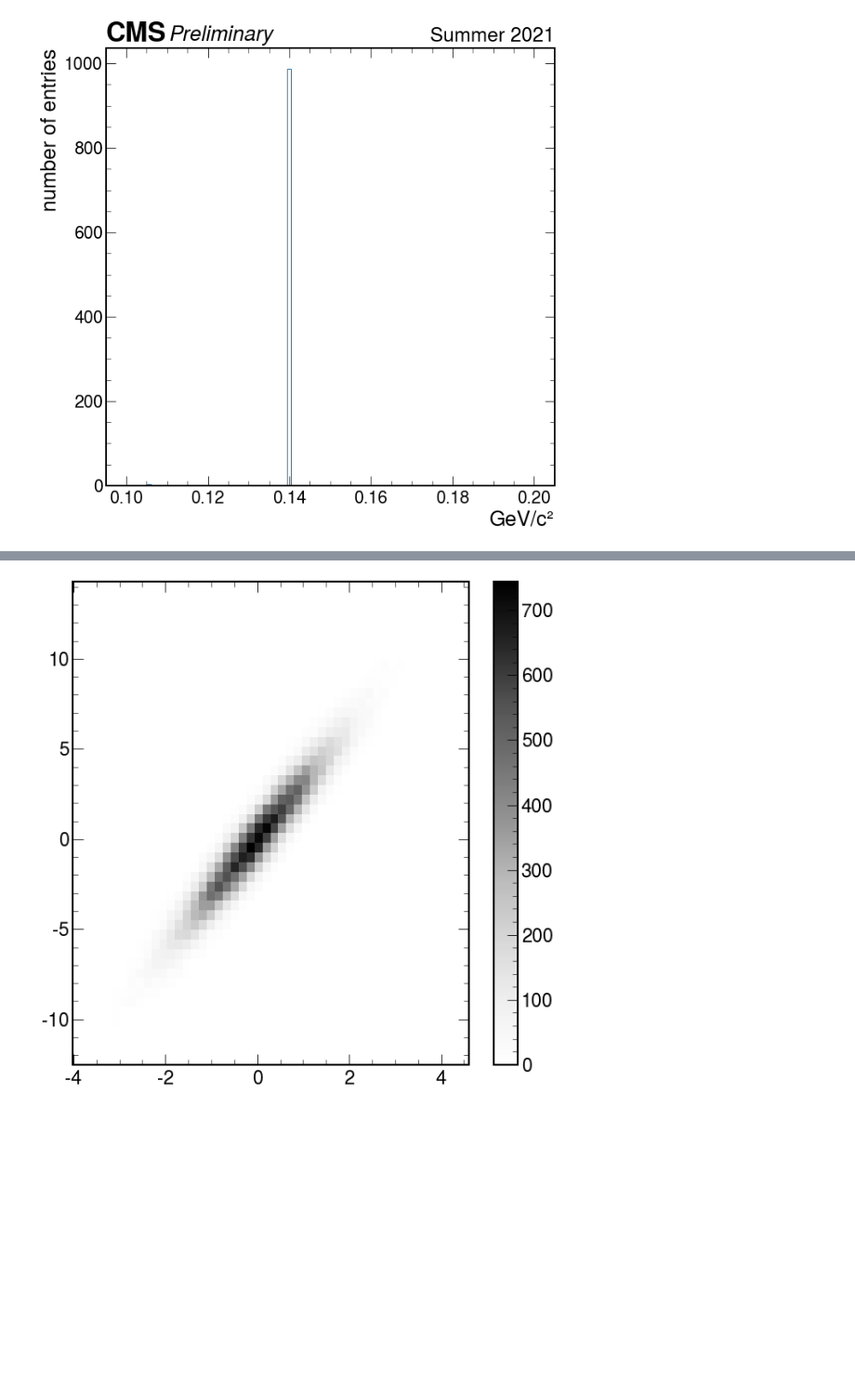
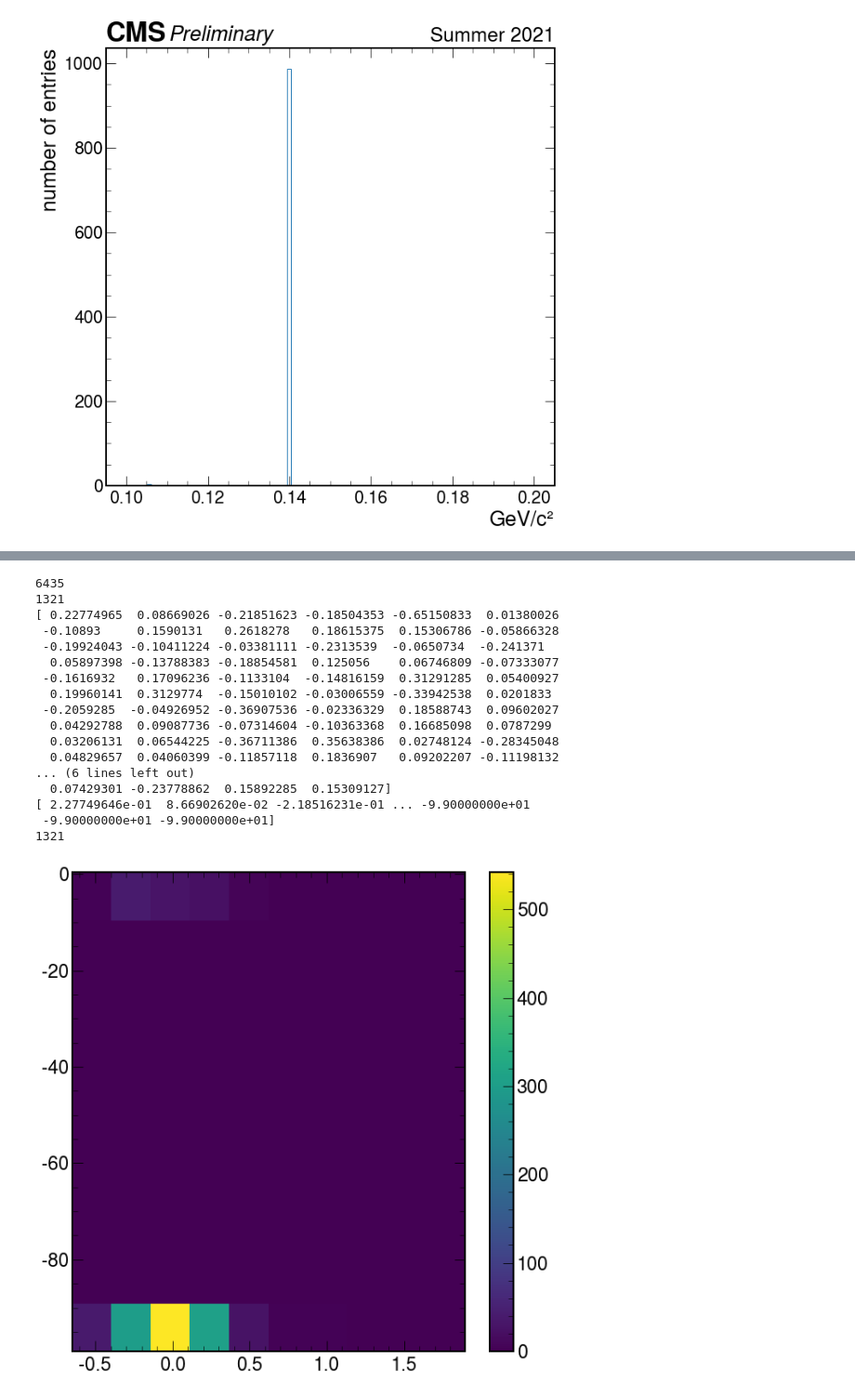
Before and after one commit to jloemker/SWAN, a Jupyter notebook: Exploration-notebook.ipynb, the cells around one changed output, grey strips where cells are left out. Shown at 93% size. Drawn from its saved outputs; the diff is of its cells as text; code cells hidden in the pictures; blank space fills up the shorter version.

```diff
--- a/Exploration-notebook.ipynb
+++ b/Exploration-notebook.ipynb
@@ -398,14 +390,59 @@ plt.hist2d(h_s, mu_vz)
-# %%
-# libraries
-#it should be easy as this
-import matplotlib.pyplot as plt
-import numpy as np
-
-# create data
-x = np.random.normal(size=50000)
-y = x * 3 + np.random.normal(size=50000)
-plt.hist2d(x, y, bins=(50, 50), cmap=plt.cm.Greys)
-plt.colorbar()
-plt.show()
-# %% [output]
-[figure, removed]
+# %%
+import matplotlib.pyplot as plt
+import numpy as np
+
+mu_t = tree['pfcand_t'].array(library = "pd").transpose()
+#mu_t.drop('-99', axis="column", inplace=True)
+mu = mu_t[0].to_numpy()
+print(len(mu))
+true_t = tree['genvtx_t0'].array(library = "pd")
+true = true_t.to_numpy()
+big_array = np.zeros((1321))
+
+#mu = mu_t[0].to_numpy()
+arr =np.zeros(3000)
+#print(mu_vz[0])
+mu = mu_t[0].to_numpy()
+#print(len(mu))
+
+more_than_zero = list(filter(lambda x: x > -10, mu))
+arr = more_than_zero
+
+print(len(arr))
+
+for i in range(0, len(true)):
+    big_array[i] = true[i]
+
+for i in range(len(true),len(big_array)):
+    big_array[i] = -99
+
+
+print(true)
+print(big_array)
+print(len(big_array))
+
+#fig, axes = plt.subplots(figsize=(10,10) )
+#axes.hist2d( mu, big_array, bins=(100,100) , cmap='viridis')
+
+plt.hist2d(arr, big_array,cmap='viridis')
+plt.colorbar()
+plt.show()
+# %% [output]
+6435
+1321
+[ 0.22774965  0.08669026 -0.21851623 -0.18504353 -0.65150833  0.01380026
+ -0.10893     0.1590131   0.2618278   0.18615375  0.15306786 -0.05866328
+ -0.19924043 -0.10411224 -0.03381111 -0.2313539  -0.0650734  -0.241371
+  0.05897398 -0.13788383 -0.18854581  0.125056    0.06746809 -0.07333077
+ -0.1616932   0.17096236 -0.1133104  -0.14816159  0.31291285  0.05400927
+  0.19960141  0.3129774  -0.15010102 -0.03006559 -0.33942538  0.0201833
+ -0.2059285  -0.04926952 -0.36907536 -0.02336329  0.18588743  0.09602027
+  0.04292788  0.09087736 -0.07314604 -0.10363368  0.16685098  0.0787299
+  0.03206131  0.06544225 -0.36711386  0.35638386  0.02748124 -0.28345048
+  0.04829657  0.04060399 -0.11857118  0.1836907   0.09202207 -0.11198132
+... (6 lines left out)
+  0.07429301 -0.23778862  0.15892285  0.15309127]
+[ 2.27749646e-01  8.66902620e-02 -2.18516231e-01 ... -9.90000000e+01
+ -9.90000000e+01 -9.90000000e+01]
+1321
+[figure, added]
```
Also changed, not shown: parts of 3 cells of this notebook.
